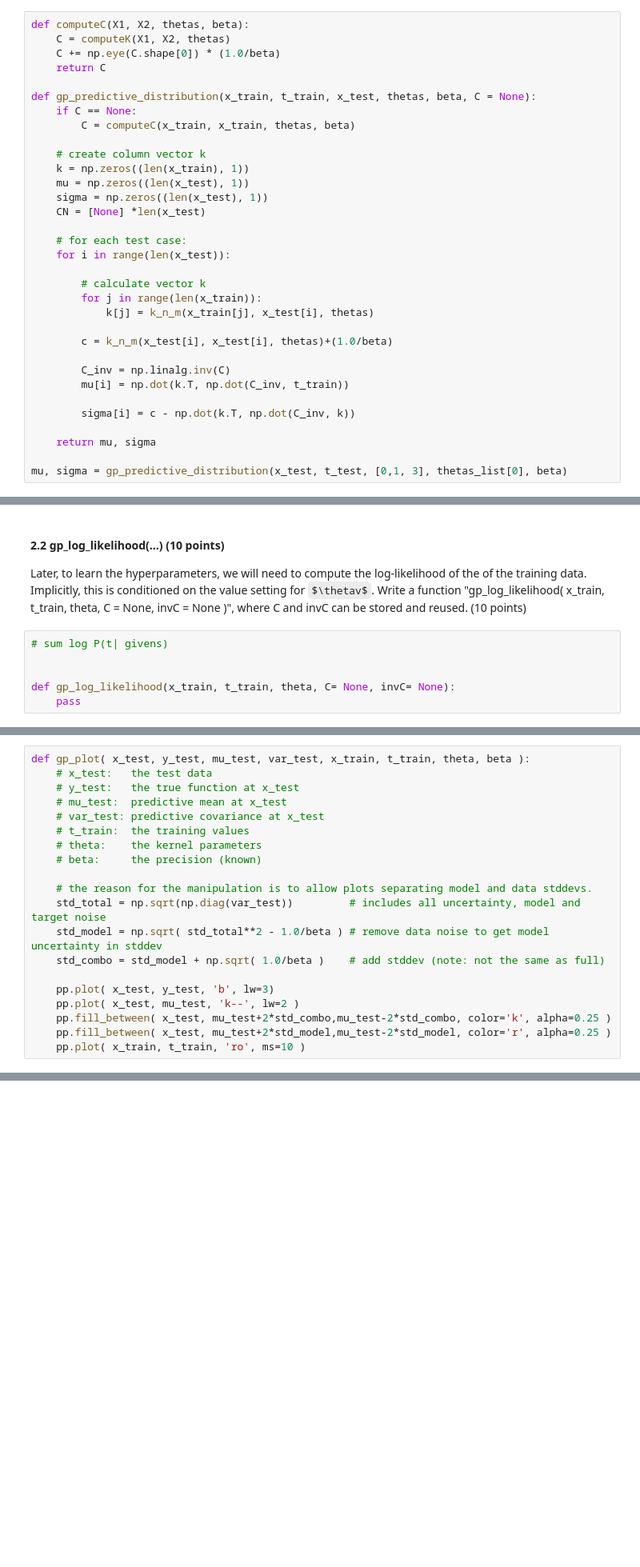
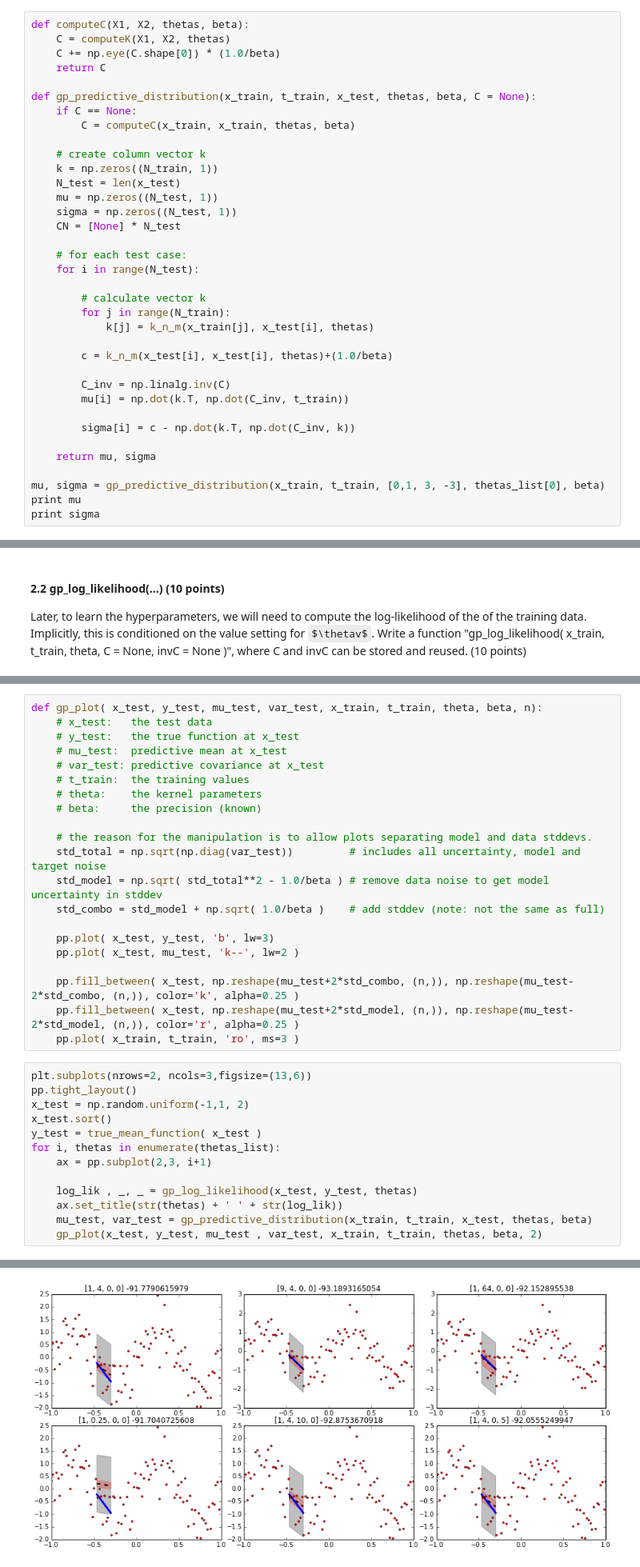
Before and after one commit to erikvanegmond/ml1-2015-lab3, a Jupyter notebook: Lab3.ipynb, the cells around one changed output, grey strips where cells are left out. Shown at 80% size. Saved outputs shown, nothing was run; the diff lists cells and outputs as text; some formulas as TeX source; blank space fills up the shorter version.

```diff
--- a/Lab3.ipynb
+++ b/Lab3.ipynb
@@ -142,16 +150,17 @@ def gp_predictive_distribution(x_train, t_train, x_test, thetas, beta, C = None)
         C = computeC(x_train, x_train, thetas, beta)
 
     # create column vector k
-    k = np.zeros((len(x_train), 1))
-    mu = np.zeros((len(x_test), 1))
-    sigma = np.zeros((len(x_test), 1))
-    CN = [None] *len(x_test)
+    k = np.zeros((N_train, 1))
+    N_test = len(x_test)
+    mu = np.zeros((N_test, 1))
+    sigma = np.zeros((N_test, 1))
+    CN = [None] * N_test
 
     # for each test case:
-    for i in range(len(x_test)):
+    for i in range(N_test):
 
         # calculate vector k
-        for j in range(len(x_train)):
+        for j in range(N_train):
             k[j] = k_n_m(x_train[j], x_test[i], thetas)
 
         c = k_n_m(x_test[i], x_test[i], thetas)+(1.0/beta)
@@ -163,4 +172,6 @@ def gp_predictive_distribution(x_train, t_train, x_test, thetas, beta, C = None)
 
     return mu, sigma
 
-mu, sigma = gp_predictive_distribution(x_test, t_test, [0,1, 3], thetas_list[0], beta)
+mu, sigma = gp_predictive_distribution(x_train, t_train, [0,1, 3, -3], thetas_list[0], beta)
+print mu
+print sigma
@@ -167,9 +187,3 @@ mu, sigma = gp_predictive_distribution(x_test, t_test, [0,1, 3], thetas_list[0],
 # %% [markdown]
 #### 2.2 gp_log_likelihood(...) (10 points)
 Later, to learn the hyperparameters, we will need to compute the log-likelihood of the of the training data.  Implicitly, this is conditioned on the value setting for $\thetav$.  Write a function "gp_log_likelihood( x_train, t_train, theta, C = None, invC = None )", where C and invC can be stored and reused.  (10 points)
-# %%
-# sum log P(t| givens)
-
-
-def gp_log_likelihood(x_train, t_train, theta, C= None, invC= None):
-    pass
@@ -177,7 +218,7 @@ def gp_log_likelihood(x_train, t_train, theta, C= None, invC= None):
 #### 2.3 Plotting (10 points)
 Repeat the 6 plots above, but this time conditioned on the training points.  Use the sinuosoidal data generator to create 2 training points where x is sampled uniformly between $-1$ and $1$.  For these plots, feel free to use the provided function "gp_plot".  Make sure you put the parameters in the title and this time also the log-likelihood. (10 points)  Try to understand the two types of uncertainty!  If you do not use "gp_plot", please add a fill between for the model and target noise.
 # %%
-def gp_plot( x_test, y_test, mu_test, var_test, x_train, t_train, theta, beta ):
+def gp_plot( x_test, y_test, mu_test, var_test, x_train, t_train, theta, beta, n):
     # x_test:   the test data
     # y_test:   the true function at x_test
     # mu_test:  predictive mean at x_test
@@ -193,6 +234,21 @@ def gp_plot( x_test, y_test, mu_test, var_test, x_train, t_train, theta, beta ):
 
     pp.plot( x_test, y_test, 'b', lw=3)
     pp.plot( x_test, mu_test, 'k--', lw=2 )
-    pp.fill_between( x_test, mu_test+2*std_combo,mu_test-2*std_combo, color='k', alpha=0.25 )
-    pp.fill_between( x_test, mu_test+2*std_model,mu_test-2*std_model, color='r', alpha=0.25 )
-    pp.plot( x_train, t_train, 'ro', ms=10 )
+
+    pp.fill_between( x_test, np.reshape(mu_test+2*std_combo, (n,)), np.reshape(mu_test-2*std_combo, (n,)), color='k', alpha=0.25 )
+    pp.fill_between( x_test, np.reshape(mu_test+2*std_model, (n,)), np.reshape(mu_test-2*std_model, (n,)), color='r', alpha=0.25 )
+    pp.plot( x_train, t_train, 'ro', ms=3 )
+# %%
+plt.subplots(nrows=2, ncols=3,figsize=(13,6))
+pp.tight_layout()
+x_test = np.random.uniform(-1,1, 2)
+x_test.sort()
+y_test = true_mean_function( x_test )
+for i, thetas in enumerate(thetas_list):
+    ax = pp.subplot(2,3, i+1)
+
+    log_lik , _, _ = gp_log_likelihood(x_test, y_test, thetas)
+    ax.set_title(str(thetas) + ' ' + str(log_lik))
+    mu_test, var_test = gp_predictive_distribution(x_train, t_train, x_test, thetas, beta)
+    gp_plot(x_test, y_test, mu_test , var_test, x_train, t_train, thetas, beta, 2)
+# %% [output]
@@ -199,3 +261,4 @@ def gp_plot( x_test, y_test, mu_test, var_test, x_train, t_train, theta, beta ):
+[figure, added]
 # %% [markdown]
 #### 2.4 More ploting (5 points)
 Repeat the 6 plots above, but this time conditioned a new set of 10 training points. (5 points)
```
Also changed, not shown: parts of 18 cells of this notebook.
